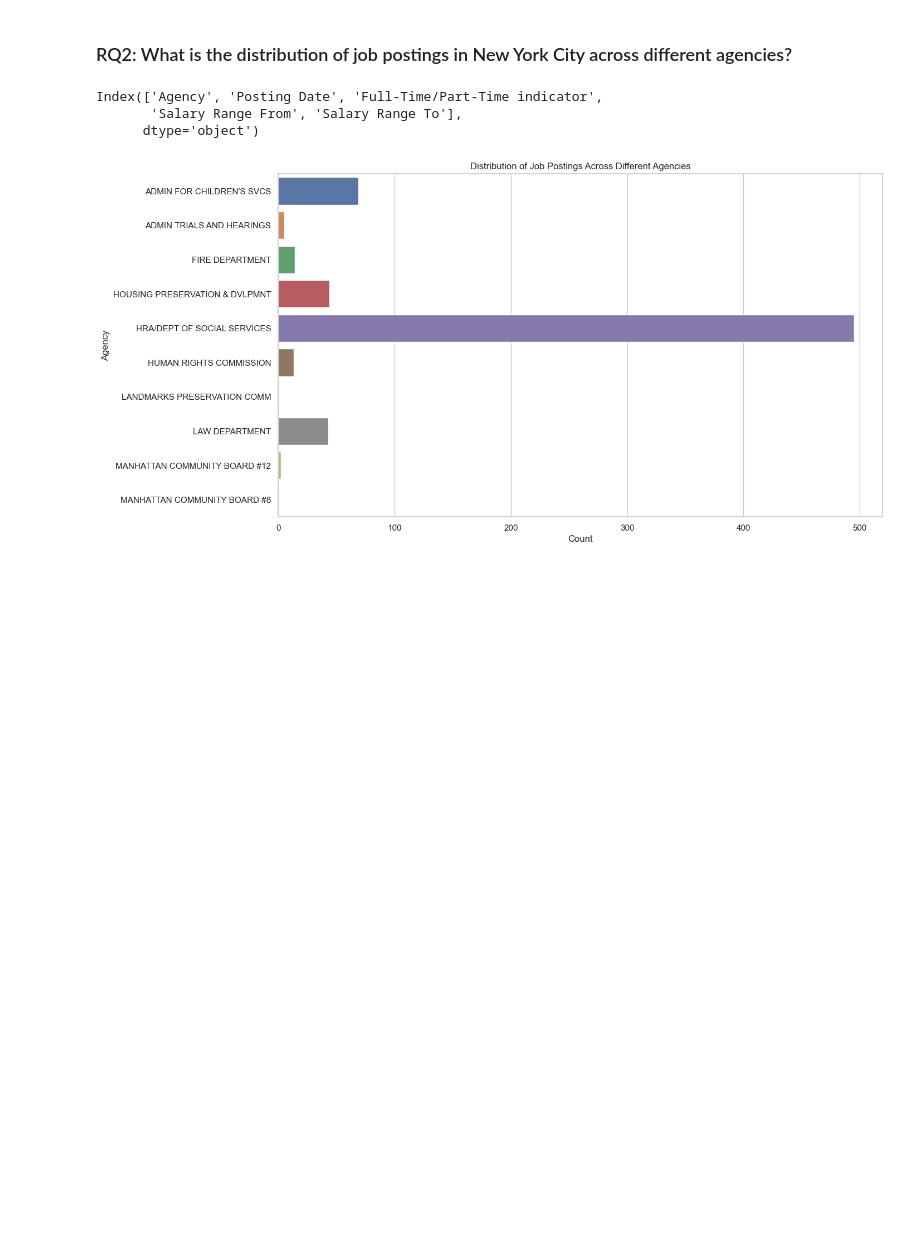
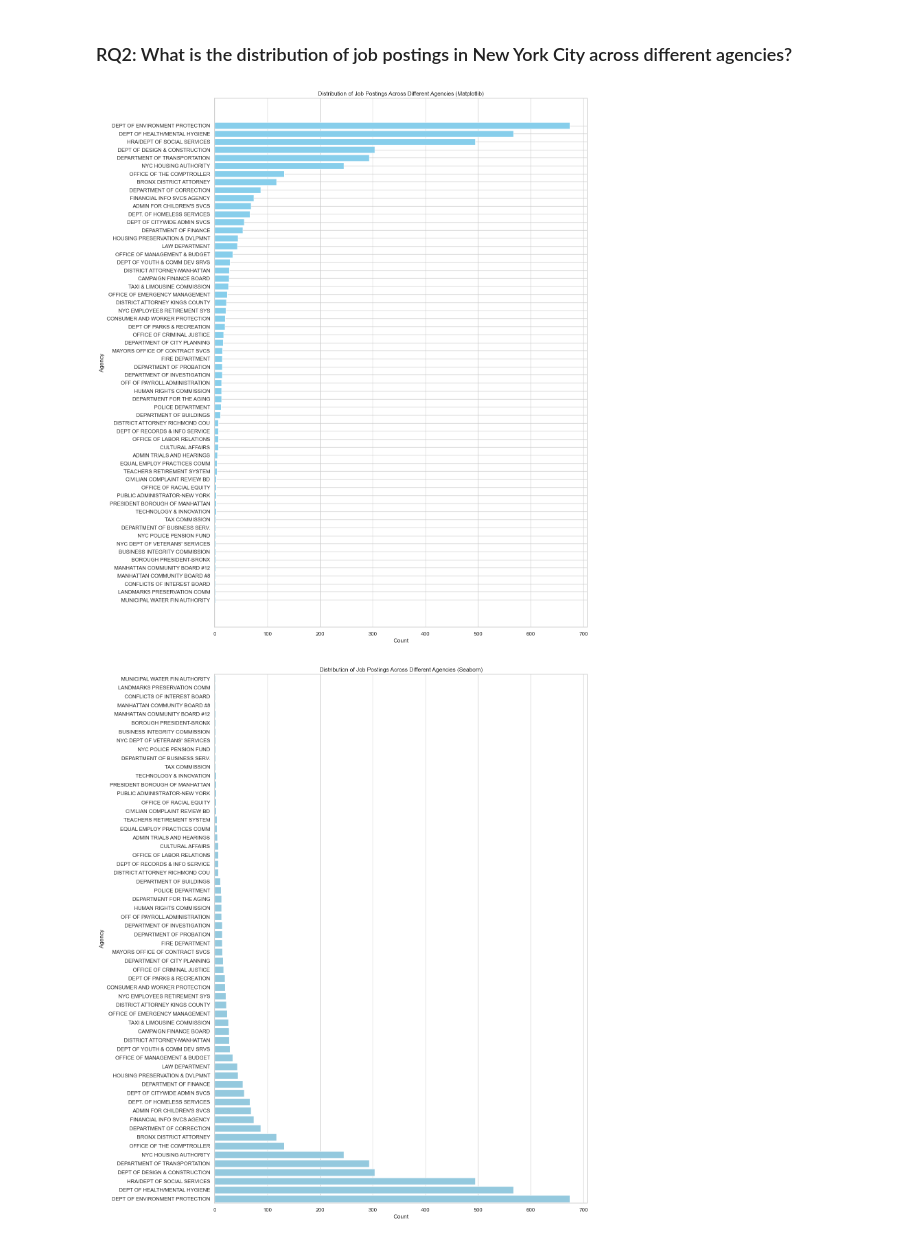
Before and after one commit to justsumant/DAV-5400, a Jupyter notebook: S_Gupta_Project1.ipynb, the cells around one changed output. Cells and saved outputs as stored; diff of their text form; code cells hidden in the pictures; blank space fills up the shorter version.

```diff
--- a/S_Gupta_Project1.ipynb
+++ b/S_Gupta_Project1.ipynb
@@ -367,45 +367,48 @@ Overall, the code serves as a robust tool for exploring and visualizing patterns
 # %%
 # Data Preparation:
 # Extract relevant columns like "Agency," "Posting Date," and other attributes of interest.
-
 import pandas as pd
 
 # Load the dataset
 df = pd.read_csv('https://raw.githubusercontent.com/justsumant/DAV-5400/main/Jobs_NYC_Postings_20240219.csv')
 
 # Extract relevant columns
 relevant_columns = ['Agency', 'Posting Date', 'Full-Time/Part-Time indicator', 'Salary Range From', 'Salary Range To']
 df = df[relevant_columns]
-print(df.columns)
 
 # Data Cleaning:
 # Convert 'Posting Date' to datetime
 df['Posting Date'] = pd.to_datetime(df['Posting Date'], errors='coerce')
 
 # Handle missing values
 df.dropna(subset=['Agency', 'Posting Date'], inplace=True)
 
 # Agency-wise Distribution Analysis:
 # Group data by agency
 agency_distribution = df.groupby(['Agency']).size().reset_index(name='Count')
 
-# Filter top 10 agencies for better visualization
-top_10_agencies = agency_distribution['Agency'].value_counts().head(10).index
-agency_distribution = agency_distribution[agency_distribution['Agency'].isin(top_10_agencies)]
-
 # Visualization using Seaborn:
 import seaborn as sns
 import matplotlib.pyplot as plt
 
-# Bar plot for agency-wise distribution
-plt.figure(figsize=(14, 8))
-sns.barplot(x='Count', y='Agency', data=agency_distribution)
-plt.title('Distribution of Job Postings Across Different Agencies')
+# Sort the DataFrame by 'Count' in descending order
+agency_distribution_sorted = agency_distribution.sort_values('Count')
+
+# Bar plot for agency-wise distribution using Matplotlib with explicit order
+plt.figure(figsize=(14, 20))
+plt.barh(agency_distribution_sorted['Agency'], agency_distribution_sorted['Count'], color='skyblue')
+plt.title('Distribution of Job Postings Across Different Agencies (Matplotlib)')
 plt.xlabel('Count')
 plt.ylabel('Agency')
 plt.show()
+
+# Bar plot for agency-wise distribution using Seaborn with explicit order
+plt.figure(figsize=(14, 20))
+sns.barplot(x='Count', y='Agency', data=agency_distribution_sorted, color='skyblue')
+plt.title('Distribution of Job Postings Across Different Agencies (Seaborn)')
+plt.xlabel('Count')
+plt.ylabel('Agency')
+plt.show()
 # %% [output]
-Index(['Agency', 'Posting Date', 'Full-Time/Part-Time indicator',
-       'Salary Range From', 'Salary Range To'],
-      dtype='object')
-[figure, old version]
+[figure, new version]
+[figure, added]
```
Also changed, not shown: parts of 1 cell of this notebook.
